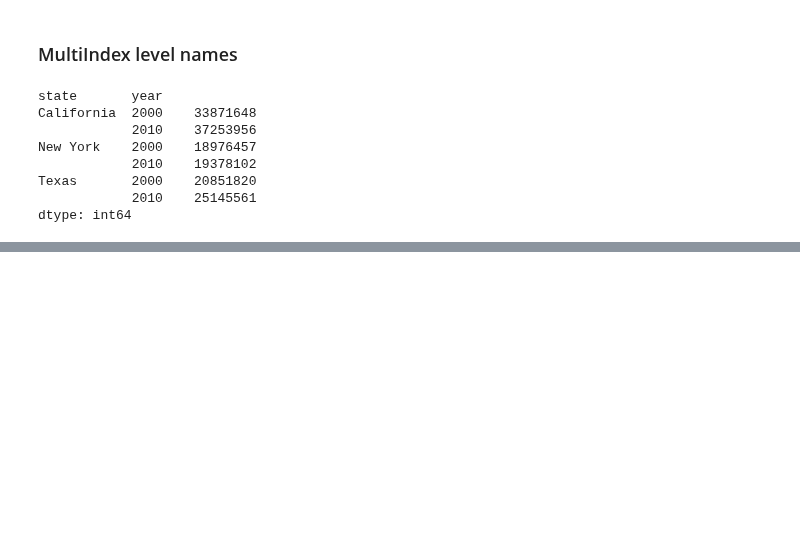
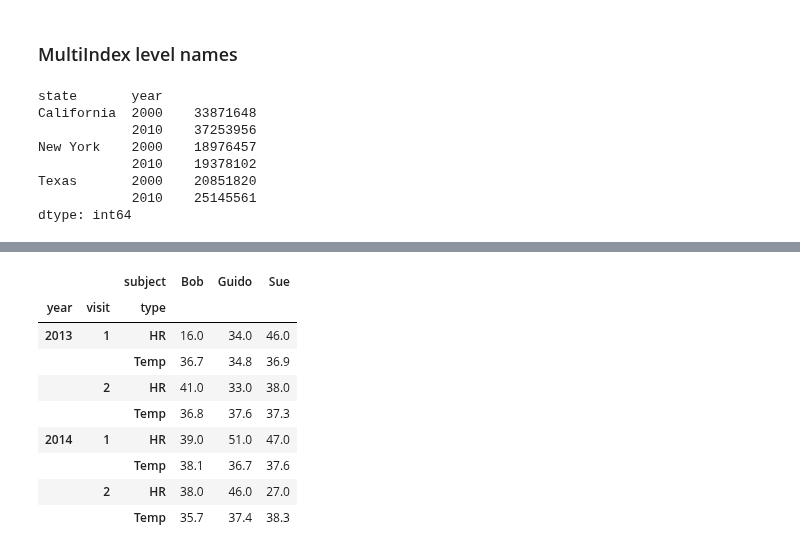
Before and after one commit to shredder47/Data-Science-Using-Python, a Jupyter notebook: DS_Pandas.ipynb, the cells around one changed output, grey strips where cells are left out. Saved outputs shown, nothing was run; the diff lists cells and outputs as text; code cells hidden in the pictures; blank space fills up the shorter version.

```diff
--- a/DS_Pandas.ipynb
+++ b/DS_Pandas.ipynb
@@ -862,0 +865,17 @@ dtype: int64
+# %%
+# hierarchical indices and columns
+index = pd.MultiIndex.from_product([[2013, 2014], [1, 2]],
+names=['year', 'visit'])
+columns = pd.MultiIndex.from_product([['Bob', 'Guido', 'Sue'], ['HR', 'Temp']],
+names=['subject', 'type'])
+
+
+# mock some data
+data = np.round(np.random.randn(4, 6), 1)
+data[:, ::2] *= 10
+data += 37
+
+
+# create the DataFrame
+health_data = pd.DataFrame(data, index=index, columns=columns)
+health_data
@@ -862,0 +890,13 @@ dtype: int64
+# %%
+health_data.stack()
+# %% [output]
+|  |  | subject | Bob | Guido | Sue |
+| year | visit | type |  |  |  |
+| 2013 | 1 | HR | 16.0 | 34.0 | 46.0 |
+|  |  | Temp | 36.7 | 34.8 | 36.9 |
+|  | 2 | HR | 41.0 | 33.0 | 38.0 |
+|  |  | Temp | 36.8 | 37.6 | 37.3 |
+| 2014 | 1 | HR | 39.0 | 51.0 | 47.0 |
+|  |  | Temp | 38.1 | 36.7 | 37.6 |
+|  | 2 | HR | 38.0 | 46.0 | 27.0 |
+|  |  | Temp | 35.7 | 37.4 | 38.3 |
```
Also changed, not shown: parts of 10 cells of this notebook.
